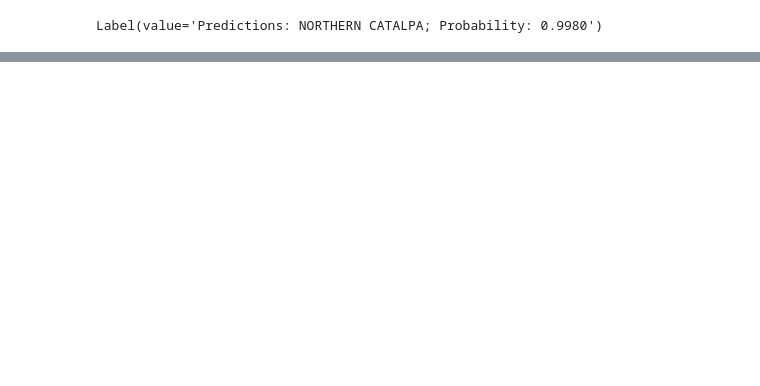
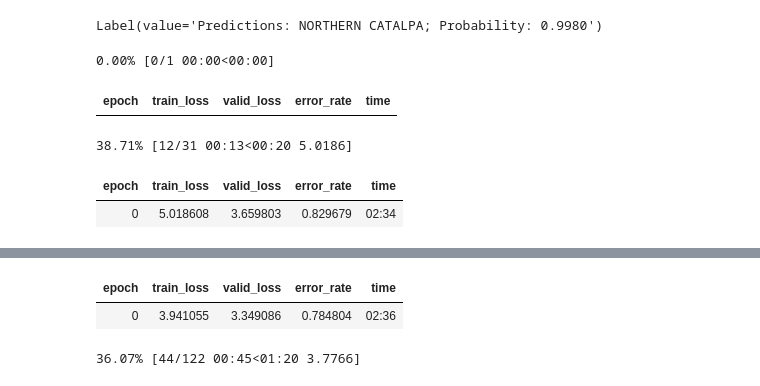
Before and after one commit to chris-kehl/Kentucky_Tree_classifier, a Jupyter notebook: Trees_of_Kentucky.ipynb, the cells around one changed output, grey strips where cells are left out. Cells and saved outputs as stored; diff of their text form; code cells hidden in the pictures; blank space fills up the shorter version.

```diff
--- a/Trees_of_Kentucky.ipynb
+++ b/Trees_of_Kentucky.ipynb
@@ -282,3 +282,12 @@ lbl_pred
 # %% [output]
 [interactive output not drawn]
 Label(value='Predictions: NORTHERN CATALPA; Probability: 0.9980')
+# %%
+learn = cnn_learner(dls, resnet34, metrics=error_rate)
+learn.fine_tune(1000)
+# %% [output]
+0.00% [0/1 00:00<00:00]
+| epoch | train_loss | valid_loss | error_rate | time |
+38.71% [12/31 00:13<00:20 5.0186]
+| epoch | train_loss | valid_loss | error_rate | time |
+| 0 | 5.018608 | 3.659803 | 0.829679 | 02:34 |
@@ -284,0 +295,3 @@ Label(value='Predictions: NORTHERN CATALPA; Probability: 0.9980')
+| epoch | train_loss | valid_loss | error_rate | time |
+| 0 | 3.941055 | 3.349086 | 0.784804 | 02:36 |
+36.07% [44/122 00:45<01:20 3.7766]
```
Also changed, not shown: parts of 3 cells of this notebook.
